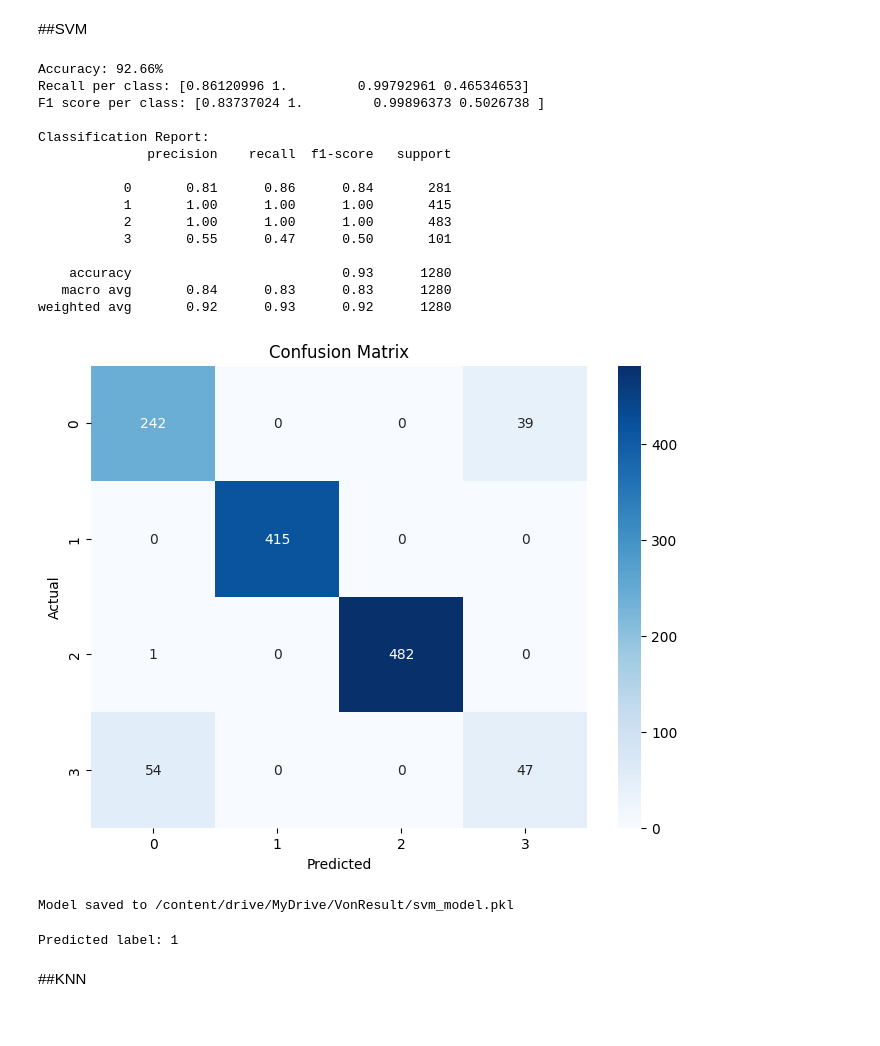
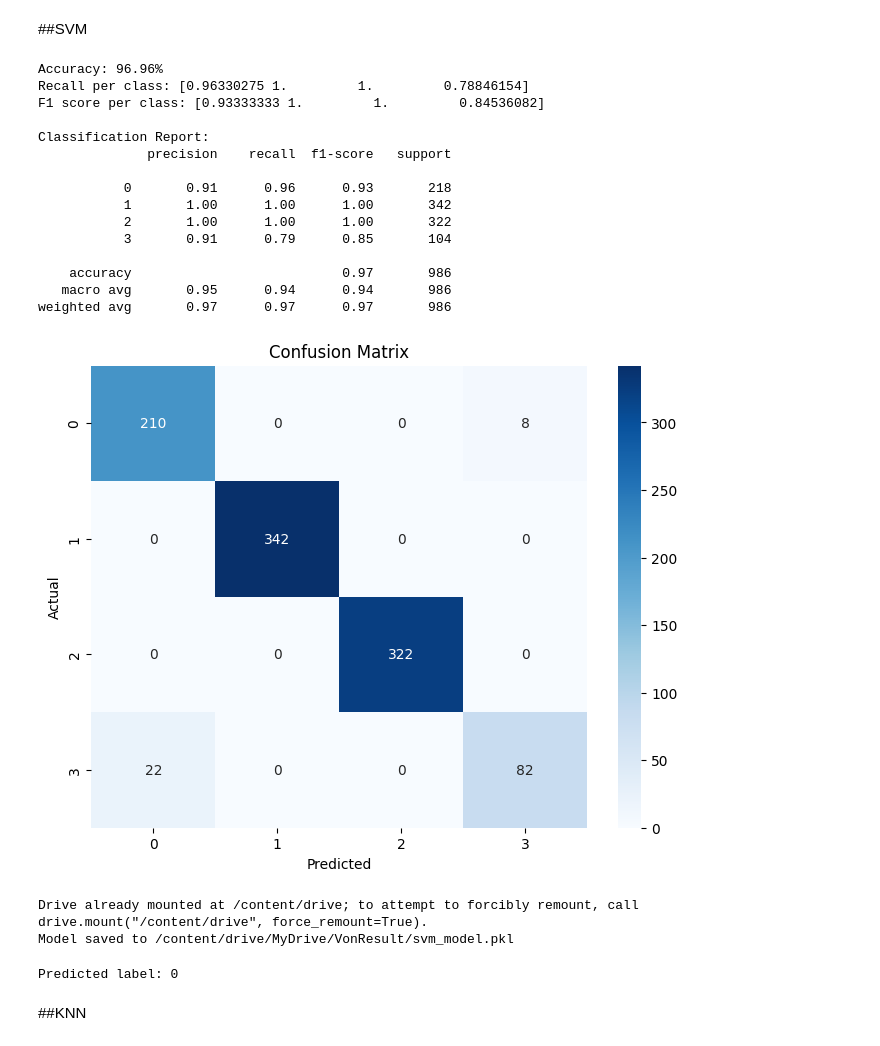
Before and after one commit to Tutifs/PD, a Jupyter notebook: TrainVON.ipynb, the cells around one changed output. Saved outputs shown, nothing was run; the diff lists cells and outputs as text; code cells hidden in the pictures.

```diff
--- a/TrainVON.ipynb
+++ b/TrainVON.ipynb
@@ -221,7 +23,7 @@ import seaborn as sns
 from PIL import Image
 
 # Đường dẫn tới hai thư mục chứa ảnh
-image_dirs = ['/content/drive/MyDrive/VonImage', '/content/drive/MyDrive/VonImage1']
+image_dirs = ['/content/drive/MyDrive/all_image_anhminh/all_image']
 
 class CustomImageDataset(Dataset):
     def __init__(self, image_dirs, transform=None):
@@ -293,55 +95,67 @@ svm.fit(X_train, y_train)
 y_pred = svm.predict(X_test)
 
 # Tính độ chính xác
 accuracy = accuracy_score(y_test, y_pred)
 print(f'Accuracy: {accuracy * 100:.2f}%')
 
 # Tính recall, f1 score cho từng lớp
 recall = recall_score(y_test, y_pred, average=None)
 f1 = f1_score(y_test, y_pred, average=None)
 print(f'Recall per class: {recall}')
 print(f'F1 score per class: {f1}')
 
 # In kết quả chi tiết
 print("\nClassification Report:")
 print(classification_report(y_test, y_pred))
 
 # In confusion matrix
 conf_matrix = confusion_matrix(y_test, y_pred)
 plt.figure(figsize=(8, 6))
 sns.heatmap(conf_matrix, annot=True, fmt='d', cmap='Blues')
 plt.title("Confusion Matrix")
 plt.xlabel("Predicted")
 plt.ylabel("Actual")
 plt.show()
 # %% [output]
-Accuracy: 92.66%
-Recall per class: [0.86120996 1.         0.99792961 0.46534653]
-F1 score per class: [0.83737024 1.         0.99896373 0.5026738 ]
+Accuracy: 96.96%
+Recall per class: [0.96330275 1.         1.         0.78846154]
+F1 score per class: [0.93333333 1.         1.         0.84536082]
 
 Classification Report:
               precision    recall  f1-score   support
 
-           0       0.81      0.86      0.84       281
-           1       1.00      1.00      1.00       415
-           2       1.00      1.00      1.00       483
-           3       0.55      0.47      0.50       101
+           0       0.91      0.96      0.93       218
+           1       1.00      1.00      1.00       342
+           2       1.00      1.00      1.00       322
+           3       0.91      0.79      0.85       104
 
-    accuracy                           0.93      1280
-   macro avg       0.84      0.83      0.83      1280
-weighted avg       0.92      0.93      0.92      1280
+    accuracy                           0.97       986
+   macro avg       0.95      0.94      0.94       986
+weighted avg       0.97      0.97      0.97       986
-[figure, old version]
+[figure, new version]
 # %%
 import joblib
+import os
+from google.colab import drive
+
+# Mount Google Drive
+drive.mount('/content/drive')
+
+# Create directory if it doesn't exist
+save_dir = '/content/drive/MyDrive/VonResult/'
+os.makedirs(save_dir, exist_ok=True)
 
 # Lưu mô hình SVM
-model_filename = '/content/drive/MyDrive/VonResult/svm_model.pkl'
+model_filename = os.path.join(save_dir, 'svm_model.pkl')
 joblib.dump(svm, model_filename)
-pca_filename = '/content/drive/MyDrive/VonResult/pca_model.pkl'
+
+# Lưu mô hình PCA
+pca_filename = os.path.join(save_dir, 'pca_model.pkl')
 joblib.dump(pca, pca_filename)
 
-print(f'Model saved to {model_filename}')
+print(f"Model saved to {model_filename}")
 # %% [output]
+Drive already mounted at /content/drive; to attempt to forcibly remount, call drive.mount("/content/drive", force_remount=True).
 Model saved to /content/drive/MyDrive/VonResult/svm_model.pkl
 # %%
 import joblib
@@ -373,7 +187,7 @@ def predict_image(image_path, model, transform):
     return prediction[0]
 
 # Đường dẫn đến ảnh PNG
-image_path = '/content/adjust_1_file10_chunk_0_noisy_filtered.png'
+image_path = '/content/adjust_2_file10_chunk_0_noisy_filtered.png'
 # Tải mô hình SVM
 model_filename = '/content/drive/MyDrive/VonResult/svm_model.pkl'
 svm_loaded = joblib.load(model_filename)
@@ -381,7 +195,7 @@ svm_loaded = joblib.load(model_filename)
 prediction = predict_image(image_path, svm_loaded, transform)
 print(f'Predicted label: {prediction}')
 # %% [output]
-Predicted label: 1
+Predicted label: 0
 # %% [markdown]
 ##KNN
 # %%
```
Also changed, not shown: parts of 13 cells of this notebook.
